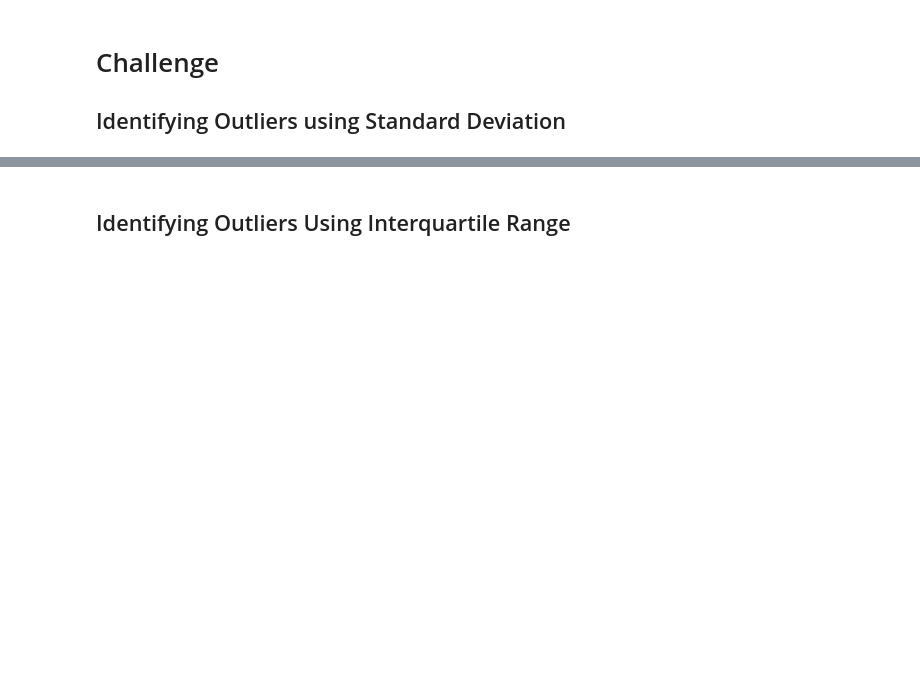
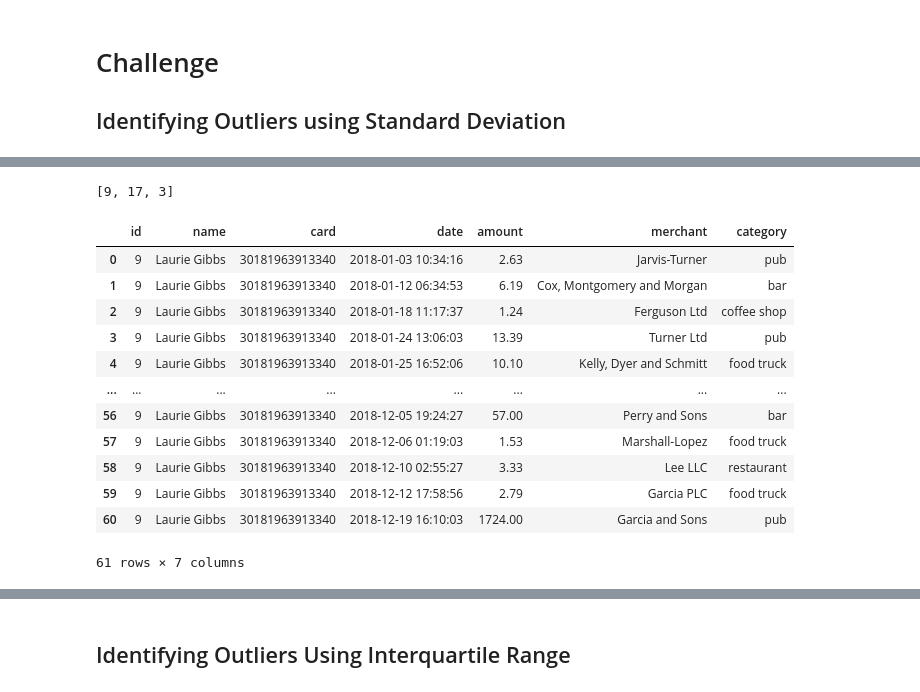
Before and after one commit to Ava33343/Off_The_Hook, a Jupyter notebook: Answers/Code/challenge.ipynb, the cells around one changed output, grey strips where cells are left out. Saved outputs shown, nothing was run; the diff lists cells and outputs as text; code cells hidden in the pictures; blank space fills up the shorter version.

```diff
--- a/Answers/Code/challenge.ipynb
+++ b/Answers/Code/challenge.ipynb
@@ -13,0 +21,28 @@ engine = create_engine("postgresql://postgres:postgres@localhost:5432/fraud_dete
+# %%
+# find anomalous transactions for 3 random card holders
+# To randomly select 3 out of a list of 25 credit card holders: Cardholder #9, 21, 17 won the first trial.
+random.sample(range(1, 25), 3)
+# %% [output]
+[9, 17, 3]
+# %%
+# Create query in sql to get data for Cardholders #9, 21 and 17
+query_9 = """SELECT *
+            FROM cardholder_trans
+            WHERE id=9;"""
+# Load data into the DataFrame using the read_sql() method from pandas
+cardholder_trans_9 = pd.read_sql(query_9, engine)
+cardholder_trans_9
+# %% [output]
+|  | id | name | card | date | amount | merchant | category |
+| 0 | 9 | Laurie Gibbs | 30181963913340 | 2018-01-03 10:34:16 | 2.63 | Jarvis-Turner | pub |
+| 1 | 9 | Laurie Gibbs | 30181963913340 | 2018-01-12 06:34:53 | 6.19 | Cox, Montgomery and Morgan | bar |
+| 2 | 9 | Laurie Gibbs | 30181963913340 | 2018-01-18 11:17:37 | 1.24 | Ferguson Ltd | coffee shop |
+| 3 | 9 | Laurie Gibbs | 30181963913340 | 2018-01-24 13:06:03 | 13.39 | Turner Ltd | pub |
+| 4 | 9 | Laurie Gibbs | 30181963913340 | 2018-01-25 16:52:06 | 10.10 | Kelly, Dyer and Schmitt | food truck |
+| ... | ... | ... | ... | ... | ... | ... | ... |
+| 56 | 9 | Laurie Gibbs | 30181963913340 | 2018-12-05 19:24:27 | 57.00 | Perry and Sons | bar |
+| 57 | 9 | Laurie Gibbs | 30181963913340 | 2018-12-06 01:19:03 | 1.53 | Marshall-Lopez | food truck |
+| 58 | 9 | Laurie Gibbs | 30181963913340 | 2018-12-10 02:55:27 | 3.33 | Lee LLC | restaurant |
+| 59 | 9 | Laurie Gibbs | 30181963913340 | 2018-12-12 17:58:56 | 2.79 | Garcia PLC | food truck |
+| 60 | 9 | Laurie Gibbs | 30181963913340 | 2018-12-19 16:10:03 | 1724.00 | Garcia and Sons | pub |
+61 rows × 7 columns
```
Also changed, not shown: parts of 43 cells of this notebook, 2 other files.
